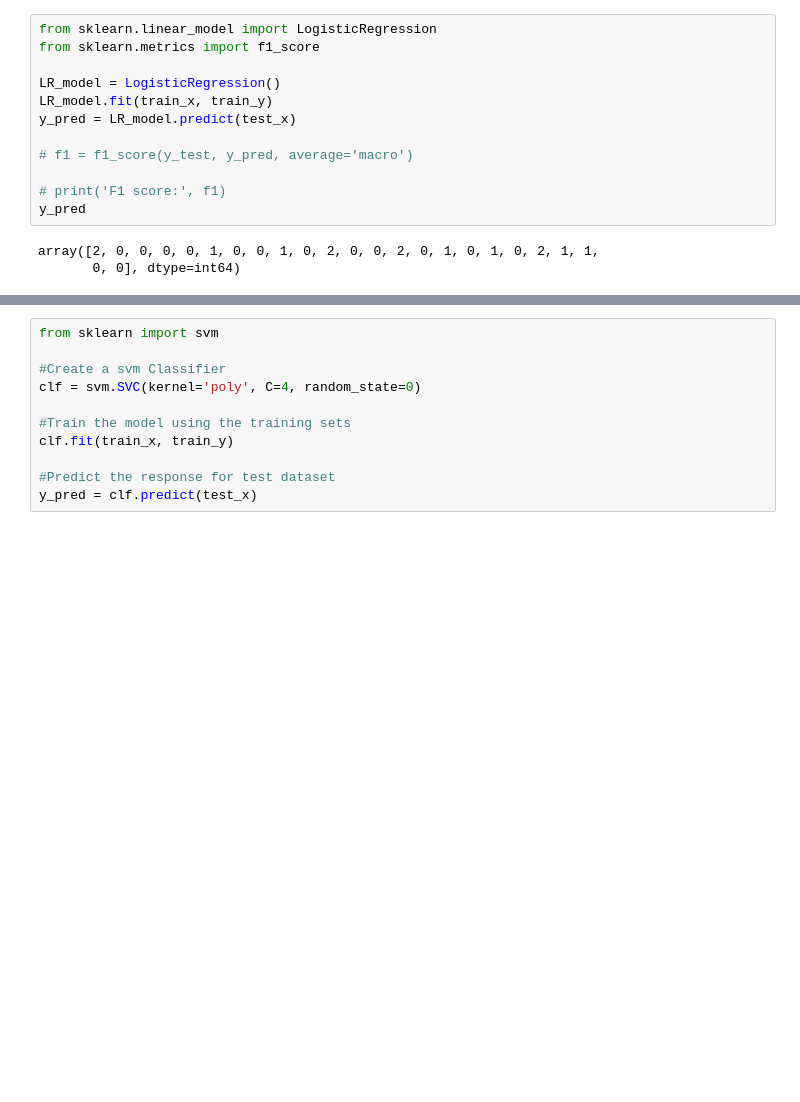
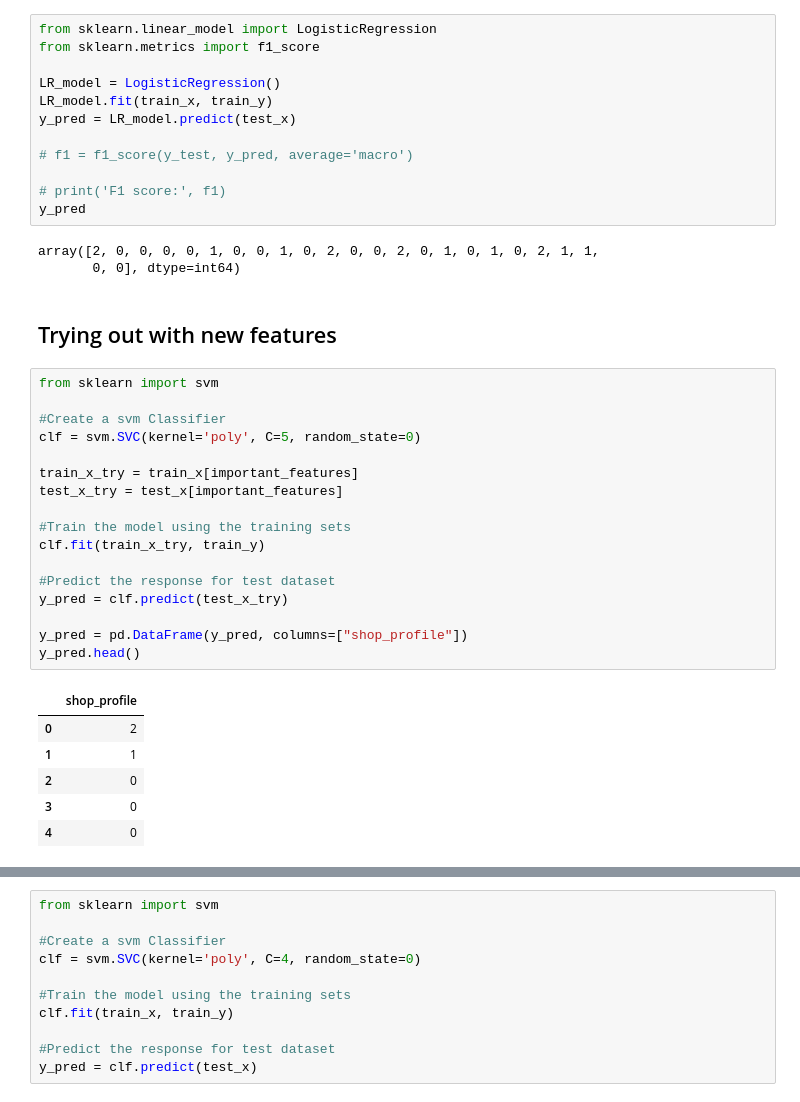
Before and after one commit to joelsathi/DataStorm-4.0-BrainLeftException, a Jupyter notebook: competition-notebook.ipynb, the cells around one changed output, grey strips where cells are left out. Drawn from its saved outputs; the diff is of its cells as text; blank space fills up the shorter version.

```diff
--- a/competition-notebook.ipynb
+++ b/competition-notebook.ipynb
@@ -1502,3 +1673,29 @@ y_pred
 # %% [output]
 array([2, 0, 0, 0, 0, 1, 0, 0, 1, 0, 2, 0, 0, 2, 0, 1, 0, 1, 0, 2, 1, 1,
        0, 0], dtype=int64)
+# %% [markdown]
+## Trying out with new features
+# %%
+from sklearn import svm
+
+#Create a svm Classifier
+clf = svm.SVC(kernel='poly', C=5, random_state=0)
+
+train_x_try = train_x[important_features]
+test_x_try = test_x[important_features]
+
+#Train the model using the training sets
+clf.fit(train_x_try, train_y)
+
+#Predict the response for test dataset
+y_pred = clf.predict(test_x_try)
+
+y_pred = pd.DataFrame(y_pred, columns=["shop_profile"])
+y_pred.head()
+# %% [output]
+|  | shop_profile |
+| 0 | 2 |
+| 1 | 1 |
+| 2 | 0 |
+| 3 | 0 |
+| 4 | 0 |
```
Also changed, not shown: parts of 25 cells of this notebook, 1 other file.
